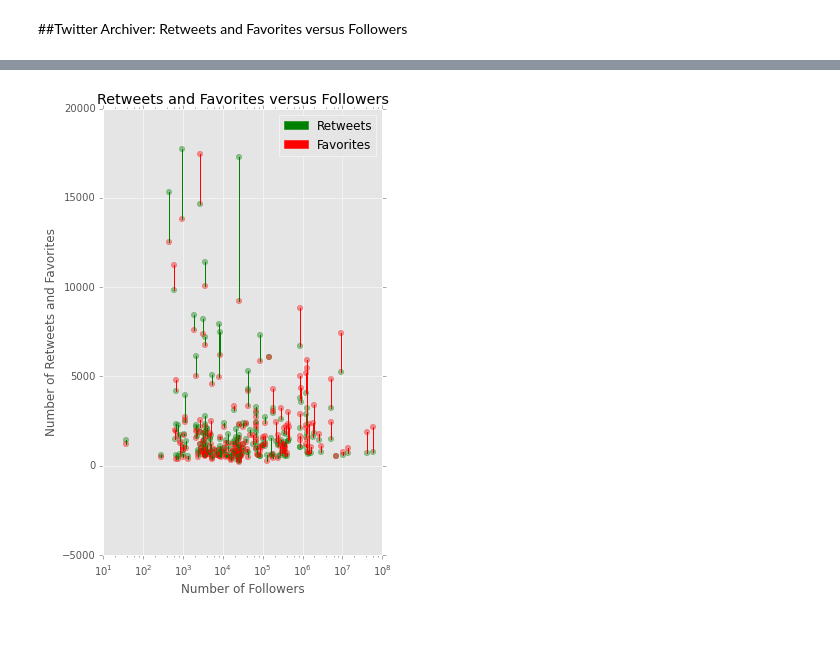
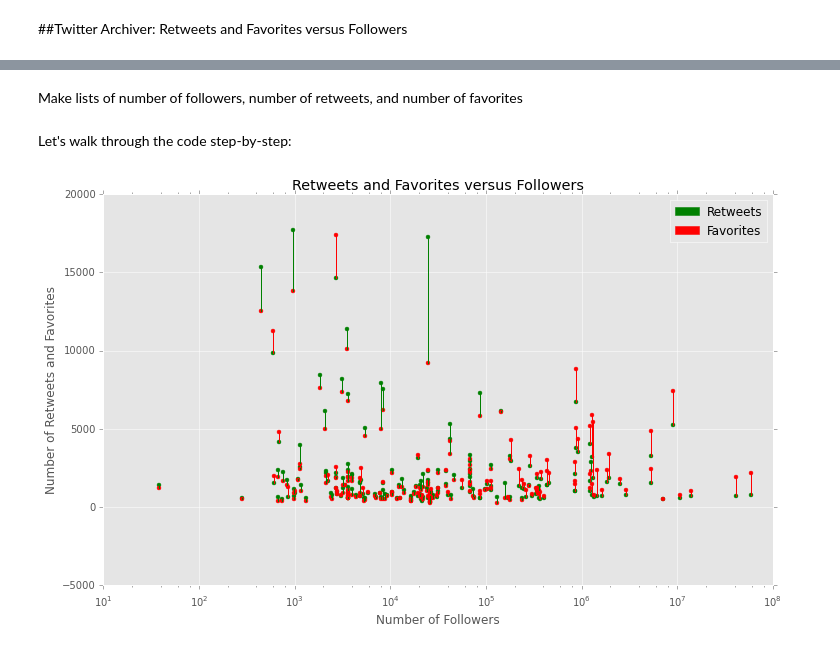
Before and after one commit to Bard-EH/Humanities-Labs, a Jupyter notebook: Retweets and Favorites versus Followers.ipynb, the cells around one changed output, grey strips where cells are left out. Cells and saved outputs as stored; diff of their text form; code cells hidden in the pictures.

```diff
--- a/Retweets and Favorites versus Followers.ipynb
+++ b/Retweets and Favorites versus Followers.ipynb
@@ -17,28 +25,38 @@ print(len(tweets_csv))
 # %%
 tweets_dict = tweets_csv.to_dict()
+# %% [markdown]
+Make lists of number of followers, number of retweets, and number of favorites
 # %%
 followers = [value for key, value in tweets_dict["Followers"].items()]
 # %%
 retweets = [value for key, value in tweets_dict["Retweets"].items()]
 # %%
 favorites = [value for key, value in tweets_dict["Favorites"].items()]
+# %% [markdown]
+Let's walk through the code step-by-step:
 # %%
-plt.figure(figsize=(5, 8))
+#First, we set the size of the graph.
+plt.figure(figsize=(12, 7))
+#Then we draw scatter plots of followers versus retweets and followers versus favorites.
+plt.scatter(followers, retweets, color='g', s=15, marker='o')
+plt.scatter(followers, favorites, color='r', s=15, marker='o')
+#Then we draw lines connecting the retweet nodes and favorite nodes.
 for retweet, favorite, follower in list(zip(retweets, favorites, followers)):
     if retweet > favorite:
         plt.plot([follower, follower], [retweet, favorite], "g")
     else:
         plt.plot([follower, follower], [retweet, favorite], "r")
-plt.scatter(followers, retweets, color='g', s=30, marker='o', alpha=.4)
-plt.scatter(followers, favorites, color='r', s=30, marker='o', alpha=.4)
+#We label the axes and give the graph a title.
 plt.xlabel('Number of Followers')
 plt.ylabel('Number of Retweets and Favorites')
 plt.title('Retweets and Favorites versus Followers')
-#plt.yticks(np.arange(0, 5000, 500))
+#We create a legend.
 retweets_patch = mpatches.Patch(color='green', label='Retweets')
 favorites_patch = mpatches.Patch(color='red', label='Favorites')
 plt.legend(handles=[retweets_patch, favorites_patch])
+#We change the scale of the x-axis to be logarithmic.
 plt.xscale("log")
+#Finally, we show the plot.
 plt.show()
 # %% [output]
-[figure, old version]
+[figure, new version]
```
Also changed, not shown: parts of 6 cells of this notebook.
